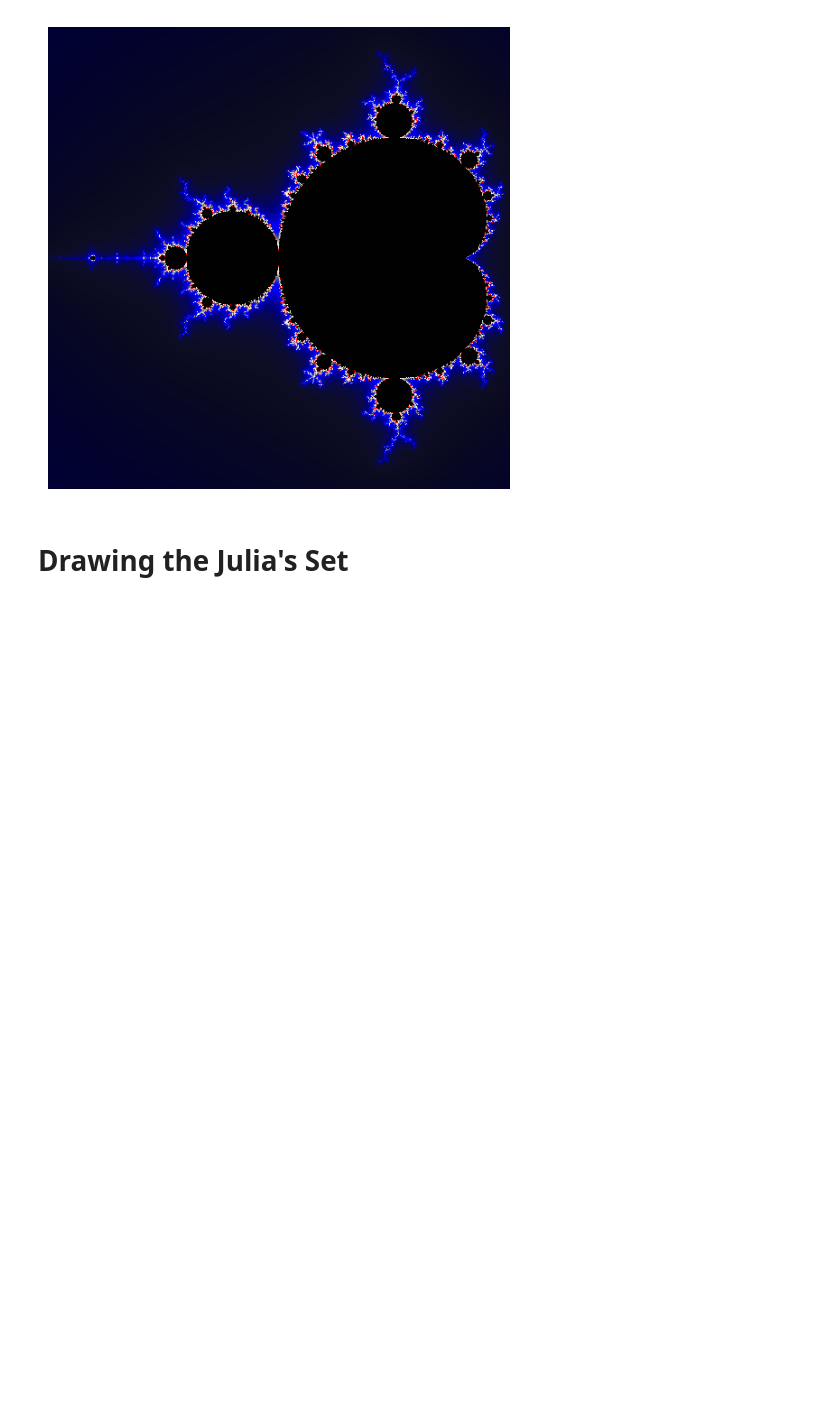
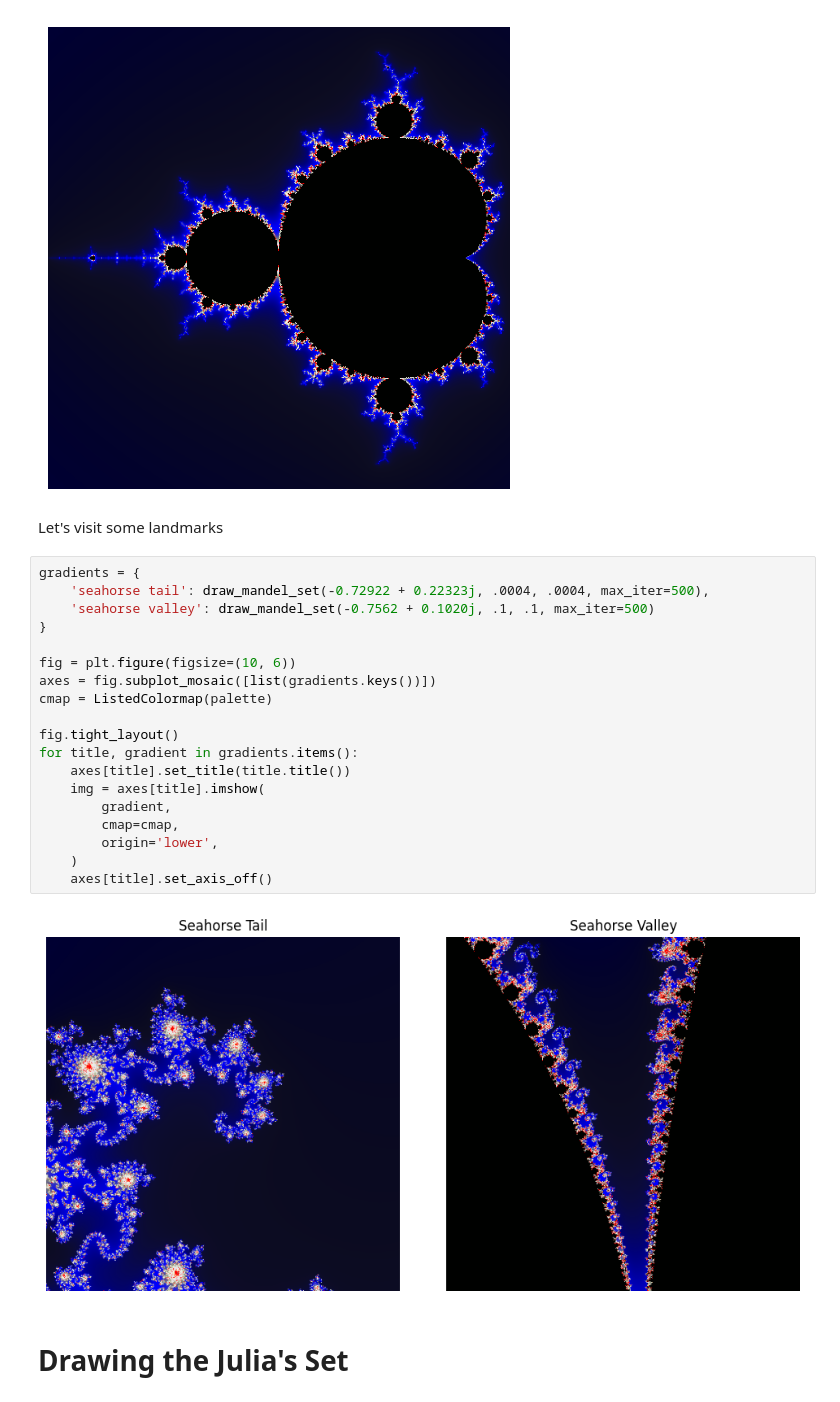
Before and after one commit to Ngoc-Cac/GraphicsDrawing, a Jupyter notebook: Mandelbrot's Set/demo.ipynb, the cells around one changed output. Saved outputs shown, nothing was run; the diff lists cells and outputs as text; blank space fills up the shorter version.

```diff
--- a/Mandelbrot's Set/demo.ipynb
+++ b/Mandelbrot's Set/demo.ipynb
@@ -64,6 +64,29 @@ img = ax.imshow(
 ax.set_axis_off();
 # %% [output]
 [figure]
+# %% [markdown]
+Let's visit some landmarks
+# %%
+gradients = {
+    'seahorse tail': draw_mandel_set(-0.72922 + 0.22323j, .0004, .0004, max_iter=500),
+    'seahorse valley': draw_mandel_set(-0.7562 + 0.1020j, .1, .1, max_iter=500)
+}
+
+fig = plt.figure(figsize=(10, 6))
+axes = fig.subplot_mosaic([list(gradients.keys())])
+cmap = ListedColormap(palette)
+
+fig.tight_layout()
+for title, gradient in gradients.items():
+    axes[title].set_title(title.title())
+    img = axes[title].imshow(
+        gradient,
+        cmap=cmap,
+        origin='lower',
+    )
+    axes[title].set_axis_off()
+# %% [output]
+[figure, added]
 # %% [markdown]
 # Drawing the Julia's Set
 # %%
```
Also changed, not shown: parts of 2 cells of this notebook.
